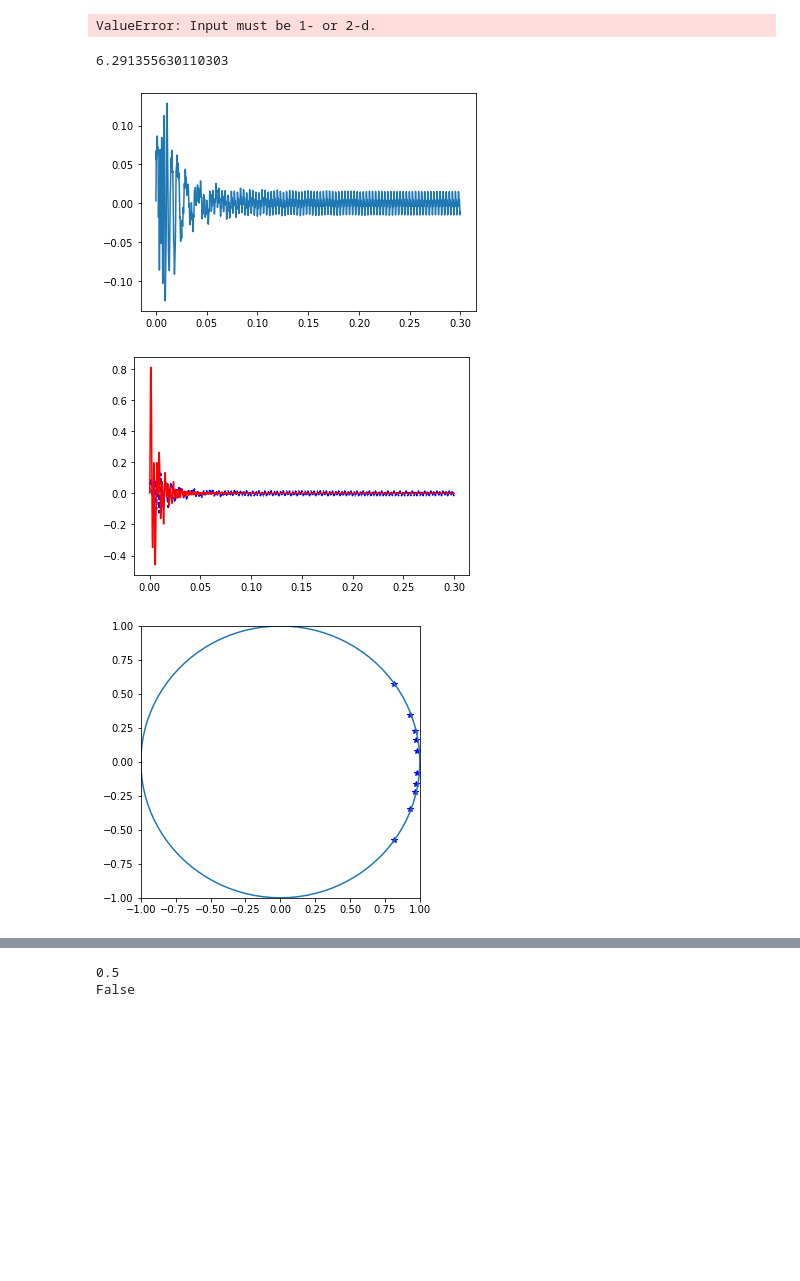
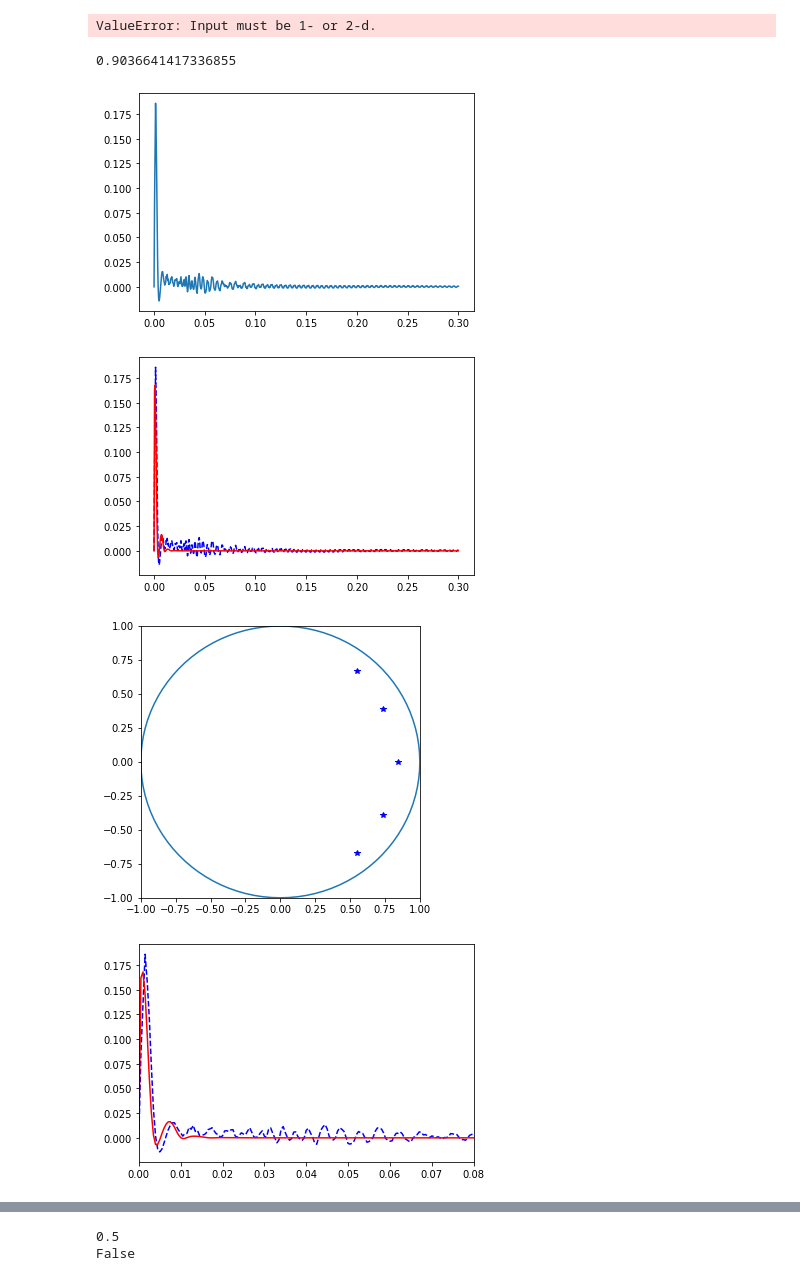
Before and after one commit to jimmikehank/cfd, a Jupyter notebook: bezier_coanda_transient/data_process.ipynb, the cells around one changed output, grey strips where cells are left out. Drawn from its saved outputs; the diff is of its cells as text; code cells hidden in the pictures; blank space fills up the shorter version.

```diff
--- a/bezier_coanda_transient/data_process.ipynb
+++ b/bezier_coanda_transient/data_process.ipynb
@@ -110,9 +110,10 @@ from scipy import signal
 # import control
 
 # directory = '/media/james/Data/james/completed_cases/coanda_airfoils/impulse_25'
-directory = '/media/james/Data/james/completed_cases/coanda_airfoils/era/'
+# directory = '/media/james/Data/james/completed_cases/coanda_airfoils/era/'
 # directory = '/home/james/Documents/data/unsteady/'
-filename = 'era_std_1'
+directory = '/home/james/Documents/research/data/theodorsen/'
+filename = 'imp_0015dur_200start'
 force, moment, time = retrieve_lift(directory+filename)
 # %% [output]
 0.5
@@ -125,10 +126,10 @@ drag = force[1:,0]
 c = 0.3
 U = 20
 rho = 1.17
-b = .156
+b = .61
 QS = .5 * rho * U**2 * c * b
 tau = c / U
-start = 2001
+start = 400
 dur = 5
 input_signal = np.zeros([1001,1])
 input_signal[start:start+dur] = 1
@@ -357,9 +358,9 @@ def era(YY,m,n,nin,nout,r):
 
 nInputs = 1
 nOutputs = 1
-start_index = 2002
+start_index = 400
 y = CL[start_index:]
-nStates = 10
+nStates = 5
 t = time[start_index:]
 t = t - t[0]
 dt = t[1]-t[0]
@@ -367,37 +368,41 @@ nt = len(t)
 dur = 0.0015
 plt.figure()
 plt.plot(t,y)
 
-
-NumberTimeShifts = 5*nStates
+NumberTimeShifts = 2*nStates
 NumberSnaps = nt-NumberTimeShifts-1
 r = nStates
 YY = np.zeros([1,1,len(y)])
 YY[0,0,:] = y
 [Ar,Br,Cr,Dr,HSVs] = era(YY,NumberTimeShifts,NumberSnaps,nInputs, nOutputs, r)
 
-sys2 = control.ss(Ar,Br,Cr*dt,Dr*dt,dt)
+sys2 = control.ss(Ar,Br,Cr*dt/.3,Dr*dt/.3,dt)
 y2,t2 = control.matlab.impulse(sys2,t)
 
 plt.figure()
 plt.plot(t,y,'b--',t2,y2,'r-')
 
 
 plt.figure(figsize = [5,5])
 xc = np.linspace(-np.pi,np.pi,101)
 [vals2,vecs2] = la.eig(sys2.A)
 plt.plot(np.real(vals2),np.imag(vals2),'b*')
 plt.plot(np.cos(xc),np.sin(xc))
 plt.xlim([-1,1])
 plt.ylim([-1,1])
 
+plt.figure()
+plt.plot(t,y,'b--',t2,y2,'r-')
+plt.xlim([0,0.08])
+
 print(np.max(y2)/np.max(y))
 
 save_dict = {"A": Ar, "B": Br, "C": Cr, "D": Dr, "dt": dt}
 # print(Ar)
 # io.savemat('ss_system.mat',save_dict)
 # %% [output]
-6.291355630110303
+0.9036641417336855
-[figure, old version]
+[figure, new version]
-[figure, old version]
+[figure, new version]
-[figure, old version]
+[figure, new version]
+[figure, added]
```
Also changed, not shown: parts of 2 cells of this notebook, 50 other files.
